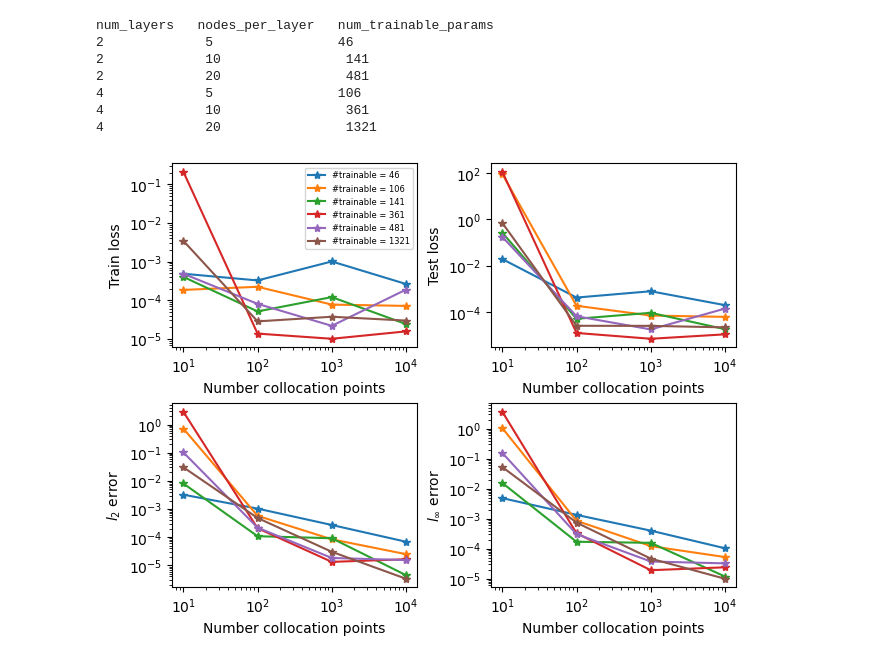
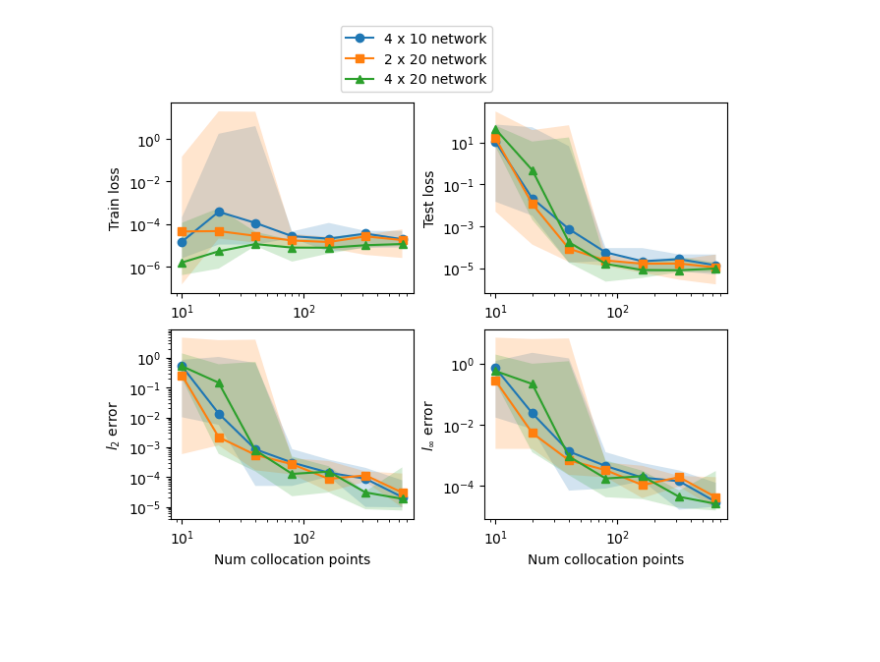
Before and after one commit to OSEL-DAM/SimEval, a Jupyter notebook: notebooks/PINN_Verification.ipynb, the cells around one changed output. Saved outputs shown, nothing was run; the diff lists cells and outputs as text; code cells hidden in the pictures; blank space fills up the shorter version.

```diff
--- a/notebooks/PINN_Verification.ipynb
+++ b/notebooks/PINN_Verification.ipynb
@@ -215,26 +213,7 @@ Below we load these pre-computed results and plot the convergence as function of
 # %%
-# First, print out the relationship between number of trainable parameters and num layers/neurons per layer, to help interpret the figure
-import itertools
-num_layers = [2,4]
-neurons_per_layer = [5,10,20]
-print(f"num_layers   nodes_per_layer   num_trainable_params")
-for it in itertools.product(num_layers,neurons_per_layer):
-    Nl = it[0]
-    Nn = it[1]
-    Nt = Nn*(Nl+2) + Nn*Nn*(Nl-1) + 1
-    print(f"{Nl}             {Nn}                {Nt}")
-
-# plot the actual results
-from PINN_error_convergence import PINN_convergence_plots
-df = pd.read_csv("../saved_results/MMS1_traindist_pseudo_usebesttest_true_lrdecay_true_epochs_100000.csv")
-PINN_convergence_plots(df)
+from PINN_verify_1d_elliptic import plot_PINN_convergence_results
+df = pd.read_csv("../saved_results/MMS1_traindist_pseudo_usebesttestloss_true_lrdecay_true_epochs_100000_SUMMARY.csv")
+plot_PINN_convergence_results(df)
 # %% [output]
-num_layers   nodes_per_layer   num_trainable_params
-2             5                46
-2             10                141
-2             20                481
-4             5                106
-4             10                361
-4             20                1321
-[figure, old version]
+[figure, new version]
 # %% [markdown]
```
Also changed, not shown: parts of 23 cells of this notebook, 46 other files.
